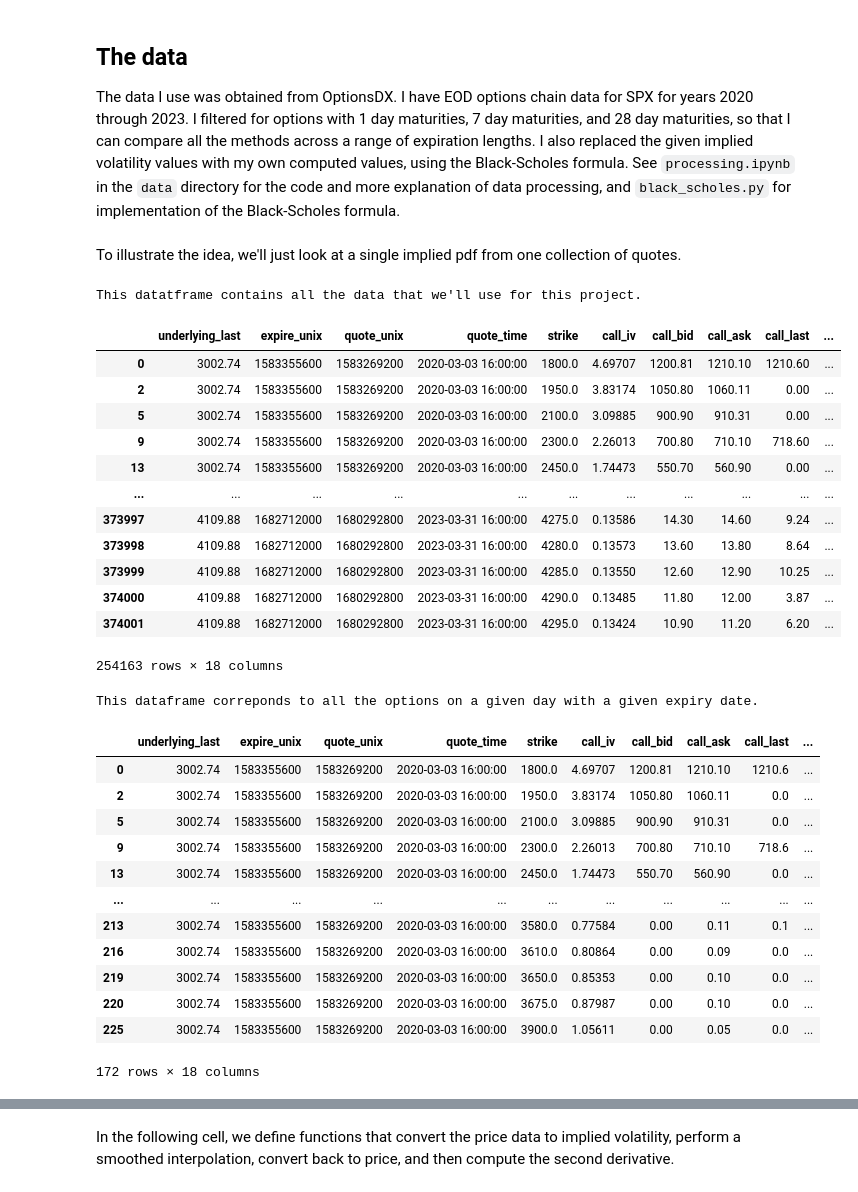
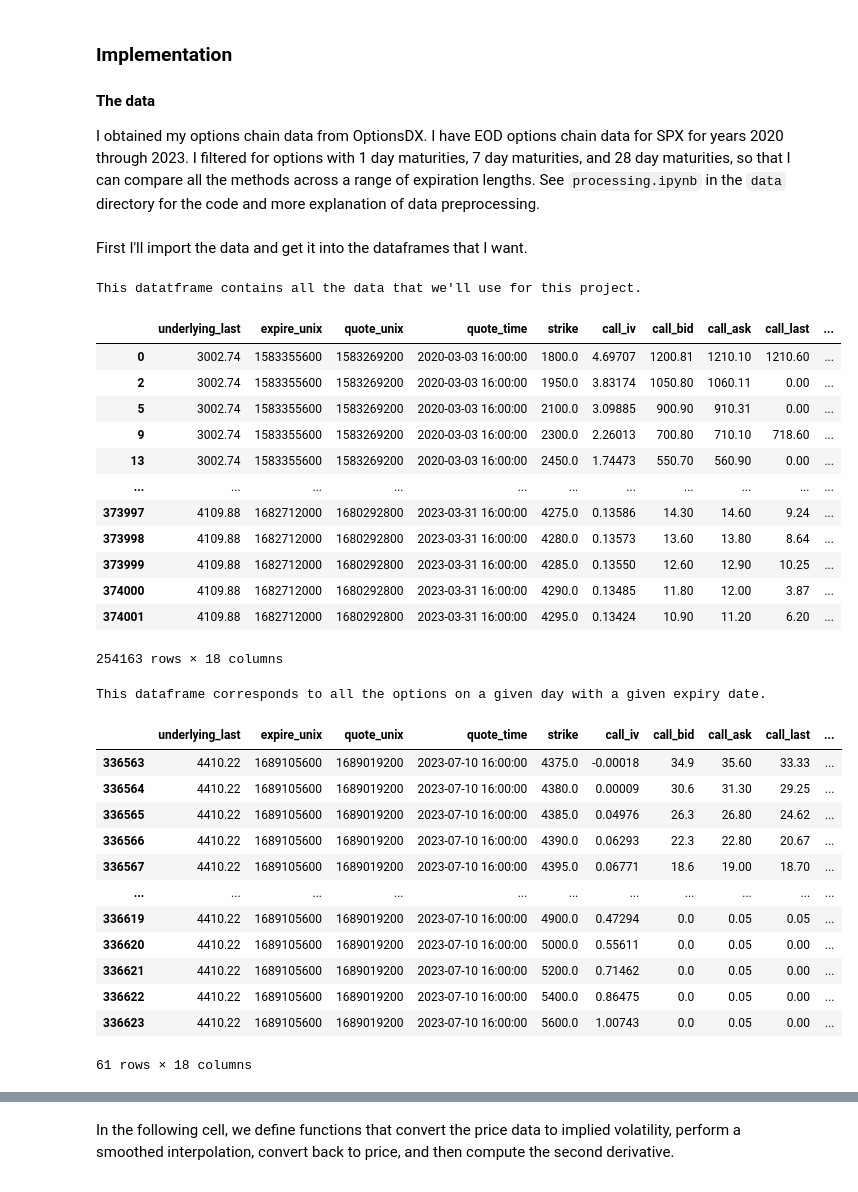
Before and after one commit to swbuchanan/implied-stock-distributions, a Jupyter notebook: project.ipynb, the cells around one changed output, grey strips where cells are left out. Cells and saved outputs as stored; diff of their text form; code cells hidden in the pictures.

```diff
--- a/project.ipynb
+++ b/project.ipynb
@@ -26,13 +53,14 @@ The secondary goals are
 # %% [markdown]
-## The data
+### Implementation
 
-The data I use was obtained from OptionsDX.
+#### The data
+
+I obtained my options chain data from OptionsDX.
 I have EOD options chain data for SPX for years 2020 through 2023.
 I filtered for options with 1 day maturities, 7 day maturities, and 28 day maturities, so that I can compare all the methods across a range of expiration lengths.
-I also replaced the given implied volatility values with my own computed values, using the Black-Scholes formula.
-See `processing.ipynb` in the `data` directory for the code and more explanation of data processing, and `black_scholes.py` for implementation of the Black-Scholes formula.
+See `processing.ipynb` in the `data` directory for the code and more explanation of data preprocessing.
 # %% [markdown]
-To illustrate the idea, we'll just look at a single implied pdf from one collection of quotes.
+First I'll import the data and get it into the dataframes that I want.
 # %%
 import yfinance as yf
 import pandas as pd
@@ -71,47 +99,47 @@ spx_1dte_dfs = [
     for utime in spx_1dte['quote_unix'].unique()
 ]
 
 spx_7dte_dfs = [
     spx_7dte[spx_7dte['quote_unix'] == utime]
     for utime in spx_7dte['quote_unix'].unique()
 ]
 
 spx_28dte_dfs = [
     spx_28dte[spx_28dte['quote_unix'] == utime]
     for utime in spx_28dte['quote_unix'].unique()
 ]
 
 print("This dataframe corresponds to all the options on a given day with a given expiry date.")
-display(spx_1dte_dfs[0])
+display(spx_1dte_dfs[500])
 # %% [output]
 This datatframe contains all the data that we'll use for this project.
 |  | underlying_last | expire_unix | quote_unix | quote_time | strike | call_iv | call_bid | call_ask | call_last | ... |
 | 0 | 3002.74 | 1583355600 | 1583269200 | 2020-03-03 16:00:00 | 1800.0 | 4.69707 | 1200.81 | 1210.10 | 1210.60 | ... |
 | 2 | 3002.74 | 1583355600 | 1583269200 | 2020-03-03 16:00:00 | 1950.0 | 3.83174 | 1050.80 | 1060.11 | 0.00 | ... |
 | 5 | 3002.74 | 1583355600 | 1583269200 | 2020-03-03 16:00:00 | 2100.0 | 3.09885 | 900.90 | 910.31 | 0.00 | ... |
 | 9 | 3002.74 | 1583355600 | 1583269200 | 2020-03-03 16:00:00 | 2300.0 | 2.26013 | 700.80 | 710.10 | 718.60 | ... |
 | 13 | 3002.74 | 1583355600 | 1583269200 | 2020-03-03 16:00:00 | 2450.0 | 1.74473 | 550.70 | 560.90 | 0.00 | ... |
 | ... | ... | ... | ... | ... | ... | ... | ... | ... | ... | ... |
 | 373997 | 4109.88 | 1682712000 | 1680292800 | 2023-03-31 16:00:00 | 4275.0 | 0.13586 | 14.30 | 14.60 | 9.24 | ... |
 | 373998 | 4109.88 | 1682712000 | 1680292800 | 2023-03-31 16:00:00 | 4280.0 | 0.13573 | 13.60 | 13.80 | 8.64 | ... |
 | 373999 | 4109.88 | 1682712000 | 1680292800 | 2023-03-31 16:00:00 | 4285.0 | 0.13550 | 12.60 | 12.90 | 10.25 | ... |
 | 374000 | 4109.88 | 1682712000 | 1680292800 | 2023-03-31 16:00:00 | 4290.0 | 0.13485 | 11.80 | 12.00 | 3.87 | ... |
 | 374001 | 4109.88 | 1682712000 | 1680292800 | 2023-03-31 16:00:00 | 4295.0 | 0.13424 | 10.90 | 11.20 | 6.20 | ... |
 254163 rows × 18 columns
-This dataframe correponds to all the options on a given day with a given expiry date.
+This dataframe corresponds to all the options on a given day with a given expiry date.
 |  | underlying_last | expire_unix | quote_unix | quote_time | strike | call_iv | call_bid | call_ask | call_last | ... |
-| 0 | 3002.74 | 1583355600 | 1583269200 | 2020-03-03 16:00:00 | 1800.0 | 4.69707 | 1200.81 | 1210.10 | 1210.6 | ... |
-| 2 | 3002.74 | 1583355600 | 1583269200 | 2020-03-03 16:00:00 | 1950.0 | 3.83174 | 1050.80 | 1060.11 | 0.0 | ... |
-| 5 | 3002.74 | 1583355600 | 1583269200 | 2020-03-03 16:00:00 | 2100.0 | 3.09885 | 900.90 | 910.31 | 0.0 | ... |
-| 9 | 3002.74 | 1583355600 | 1583269200 | 2020-03-03 16:00:00 | 2300.0 | 2.26013 | 700.80 | 710.10 | 718.6 | ... |
-| 13 | 3002.74 | 1583355600 | 1583269200 | 2020-03-03 16:00:00 | 2450.0 | 1.74473 | 550.70 | 560.90 | 0.0 | ... |
+| 336563 | 4410.22 | 1689105600 | 1689019200 | 2023-07-10 16:00:00 | 4375.0 | -0.00018 | 34.9 | 35.60 | 33.33 | ... |
+| 336564 | 4410.22 | 1689105600 | 1689019200 | 2023-07-10 16:00:00 | 4380.0 | 0.00009 | 30.6 | 31.30 | 29.25 | ... |
+| 336565 | 4410.22 | 1689105600 | 1689019200 | 2023-07-10 16:00:00 | 4385.0 | 0.04976 | 26.3 | 26.80 | 24.62 | ... |
+| 336566 | 4410.22 | 1689105600 | 1689019200 | 2023-07-10 16:00:00 | 4390.0 | 0.06293 | 22.3 | 22.80 | 20.67 | ... |
+| 336567 | 4410.22 | 1689105600 | 1689019200 | 2023-07-10 16:00:00 | 4395.0 | 0.06771 | 18.6 | 19.00 | 18.70 | ... |
 | ... | ... | ... | ... | ... | ... | ... | ... | ... | ... | ... |
-| 213 | 3002.74 | 1583355600 | 1583269200 | 2020-03-03 16:00:00 | 3580.0 | 0.77584 | 0.00 | 0.11 | 0.1 | ... |
-| 216 | 3002.74 | 1583355600 | 1583269200 | 2020-03-03 16:00:00 | 3610.0 | 0.80864 | 0.00 | 0.09 | 0.0 | ... |
-| 219 | 3002.74 | 1583355600 | 1583269200 | 2020-03-03 16:00:00 | 3650.0 | 0.85353 | 0.00 | 0.10 | 0.0 | ... |
-| 220 | 3002.74 | 1583355600 | 1583269200 | 2020-03-03 16:00:00 | 3675.0 | 0.87987 | 0.00 | 0.10 | 0.0 | ... |
-| 225 | 3002.74 | 1583355600 | 1583269200 | 2020-03-03 16:00:00 | 3900.0 | 1.05611 | 0.00 | 0.05 | 0.0 | ... |
+| 336619 | 4410.22 | 1689105600 | 1689019200 | 2023-07-10 16:00:00 | 4900.0 | 0.47294 | 0.0 | 0.05 | 0.05 | ... |
+| 336620 | 4410.22 | 1689105600 | 1689019200 | 2023-07-10 16:00:00 | 5000.0 | 0.55611 | 0.0 | 0.05 | 0.00 | ... |
+| 336621 | 4410.22 | 1689105600 | 1689019200 | 2023-07-10 16:00:00 | 5200.0 | 0.71462 | 0.0 | 0.05 | 0.00 | ... |
+| 336622 | 4410.22 | 1689105600 | 1689019200 | 2023-07-10 16:00:00 | 5400.0 | 0.86475 | 0.0 | 0.05 | 0.00 | ... |
+| 336623 | 4410.22 | 1689105600 | 1689019200 | 2023-07-10 16:00:00 | 5600.0 | 1.00743 | 0.0 | 0.05 | 0.00 | ... |
-172 rows × 18 columns
+61 rows × 18 columns
 # %%
 fig, ax = plt.subplots(figsize=(10,5))
 
```
Also changed, not shown: parts of 23 cells of this notebook.
